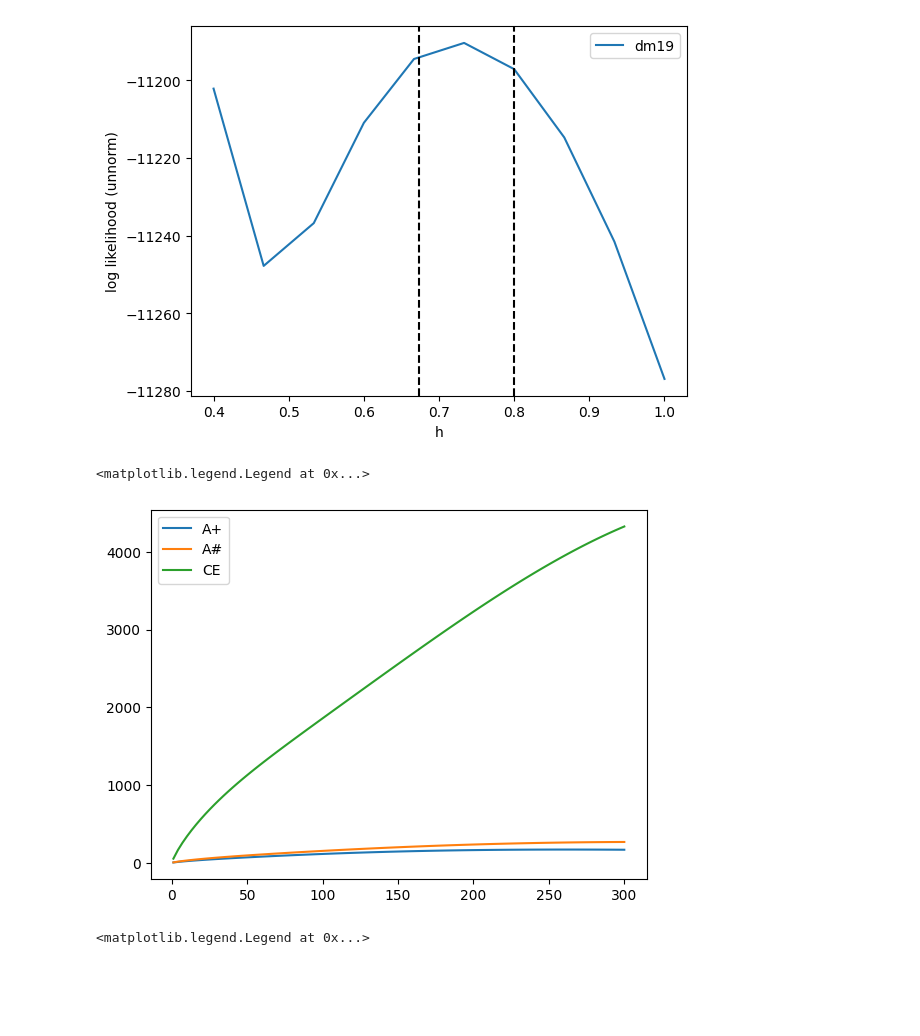
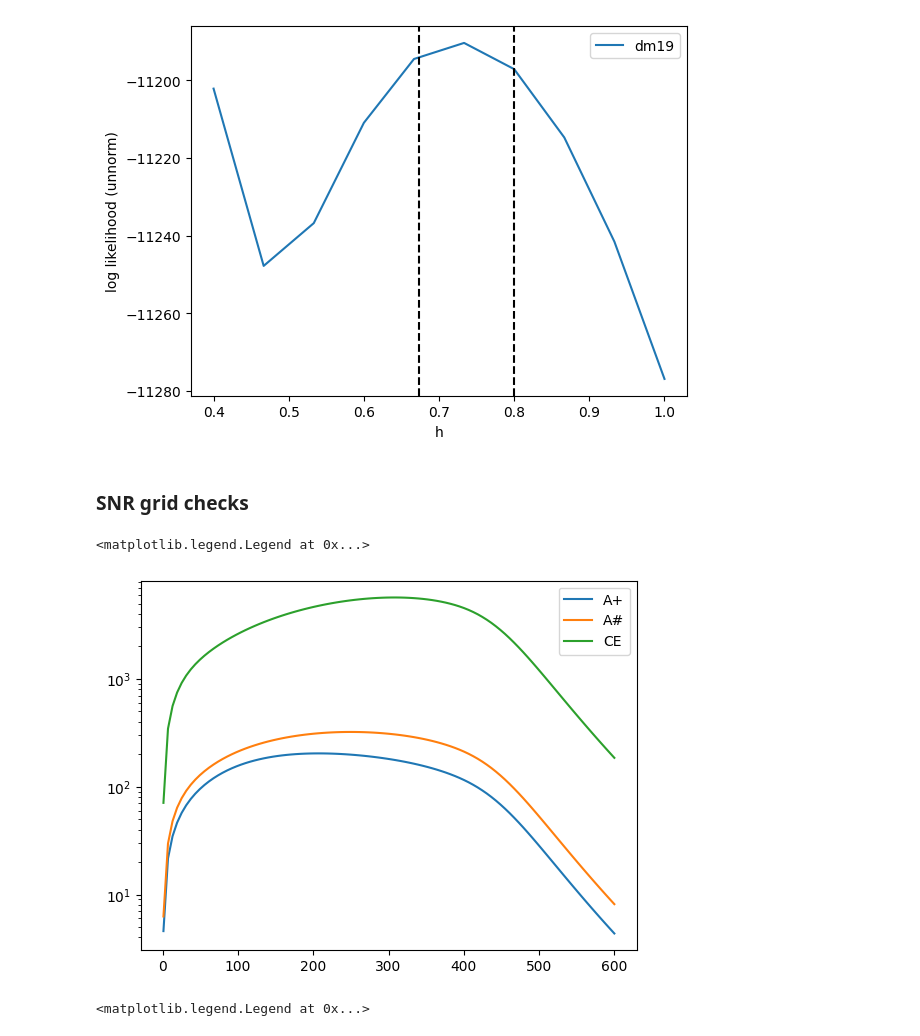
Before and after one commit to abby-moran/GW_pop_cosmo_inference, a Jupyter notebook: scripts/sandbox.ipynb, the cells around one changed output. Drawn from its saved outputs; the diff is of its cells as text; code cells hidden in the pictures; blank space fills up the shorter version.

```diff
--- a/scripts/sandbox.ipynb
+++ b/scripts/sandbox.ipynb
@@ -1869,6 +1069,8 @@ plt.ylabel("log likelihood (unnorm)")
 plt.show()
 # %% [output]
 [figure]
+# %% [markdown]
+### SNR grid checks
 # %%
 grid_file='snr_grid_aplus.npz'
 grid=np.load(grid_file)
@@ -1894,8 +1096,8 @@ snr_grid = grid["snr_grid"]
 dL_fid   = float(grid["dL_fid"])
 log_snr_interp_3 = RegularGridInterpolator((m1_grid, q_grid), np.log(snr_grid), bounds_error=False, fill_value=-np.inf)
 # %%
-masses=np.linspace(1, 300, 100)
-q=.5
+masses=np.linspace(1, 600, 100)
+q=1
 snrs_aplus=[]
 snrs_ashrp=[]
 snrs_CE=[]
@@ -1906,12 +1108,12 @@ for mass in masses:
 # %%
 plt.plot(masses, snrs_aplus, label='A+')
 plt.plot(masses, snrs_ashrp, label='A#')
 plt.plot(masses, snrs_CE, label='CE')
-
+plt.yscale('log')
 plt.legend()
 # %% [output]
 <matplotlib.legend.Legend at 0x...>
-[figure, old version]
+[figure, new version]
 # %%
 mass=50#=np.linspace(1, 300, 100)
 qs=np.linspace(.01, 1, 30)
```
Also changed, not shown: parts of 82 cells of this notebook, 34 other files.
